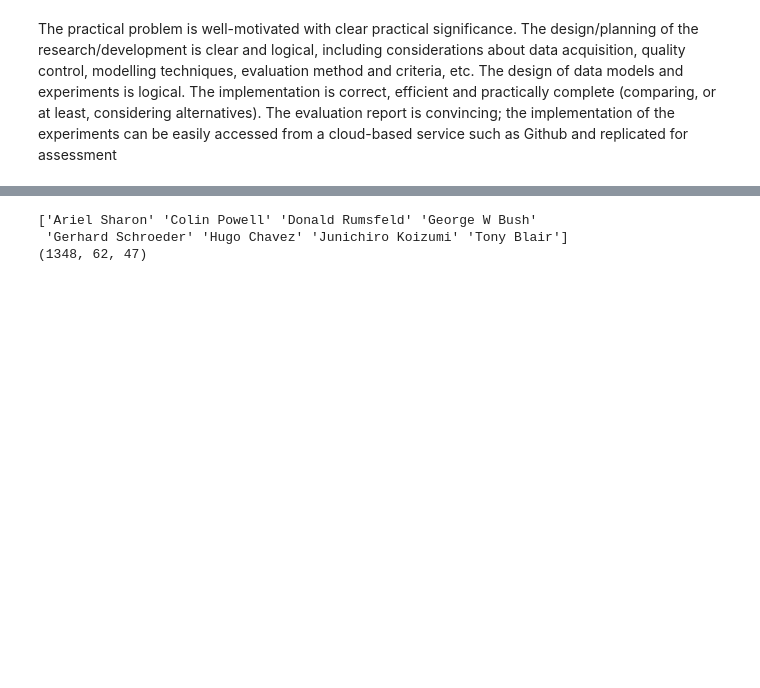
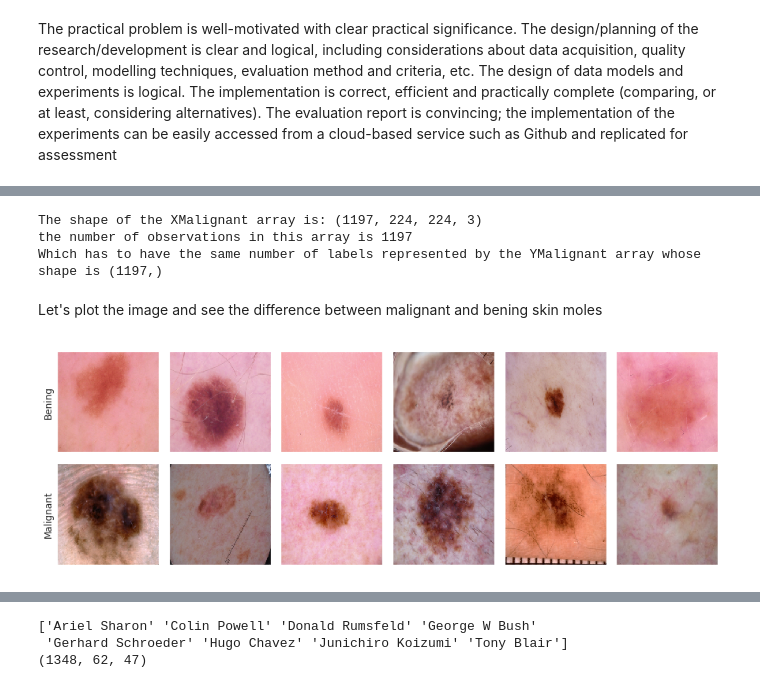
Before and after one commit to carloscarvajal1cc/Skin-cancer-detection-with-PCA-and-Deep-Learning, a Jupyter notebook: Assigment2_MachineLearning.ipynb, the cells around one changed output, grey strips where cells are left out. Cells and saved outputs as stored; diff of their text form; code cells hidden in the pictures; blank space fills up the shorter version.

```diff
--- a/Assigment2_MachineLearning.ipynb
+++ b/Assigment2_MachineLearning.ipynb
@@ -82,0 +143,8 @@ import seaborn as sns; sns.set()
+# %%
+FileBenignTrain = '/content/drive/My Drive/skindata/train/benign'
+FileMalignTrain = '/content/drive/My Drive/skindata/train/malignant'
+
+FileBenignTest = '/content/drive/My Drive/skindata/test/benign'
+FileMalignTest = '/content/drive/My Drive/skindata/test/malignant'
+
+read = lambda imname: np.asarray(Image.open(imname).convert("RGB"))
@@ -82,0 +153,9 @@ import seaborn as sns; sns.set()
+# %%
+BeningImages = [read(os.path.join(FileBenignTrain, filename)) for
+              filename in os.listdir(FileBenignTrain)]
+XBening = np.array(BeningImages, dtype='uint8')
+
+
+MalignantImages = [read(os.path.join(FileMalignTrain, filename)) for
+                 filename in os.listdir(FileMalignTrain)]
+XMalignant = np.array(MalignantImages, dtype='uint8')
@@ -82,0 +188,23 @@ import seaborn as sns; sns.set()
+# %%
+print("The shape of the XMalignant array is: {}".format(XMalignant.shape))
+print("the number of observations in this array is {}".format(XMalignant.shape[0]))
+print("Which has to have the same number of labels represented by the YMalignant array whose shape is {}"
+      .format(YMalignant.shape))
+# %% [output]
+The shape of the XMalignant array is: (1197, 224, 224, 3)
+the number of observations in this array is 1197
+Which has to have the same number of labels represented by the YMalignant array whose shape is (1197,)
+# %% [markdown]
+Let's plot the image and see the difference between malignant and bening skin moles
+# %%
+fig, ax = plt.subplots(2, 6, figsize=(15, 5),
+                       subplot_kw={'xticks':[], 'yticks':[]},
+                       gridspec_kw=dict(hspace=0.1, wspace=0.1))
+for i in range(6):
+    ax[0, i].imshow(XBening[i])
+    ax[1, i].imshow(XMalignant[i])
+
+ax[0, 0].set_ylabel('Bening')
+ax[1, 0].set_ylabel('Malignant');
+# %% [output]
+[figure, added]
```
Also changed, not shown: parts of 29 cells of this notebook.
